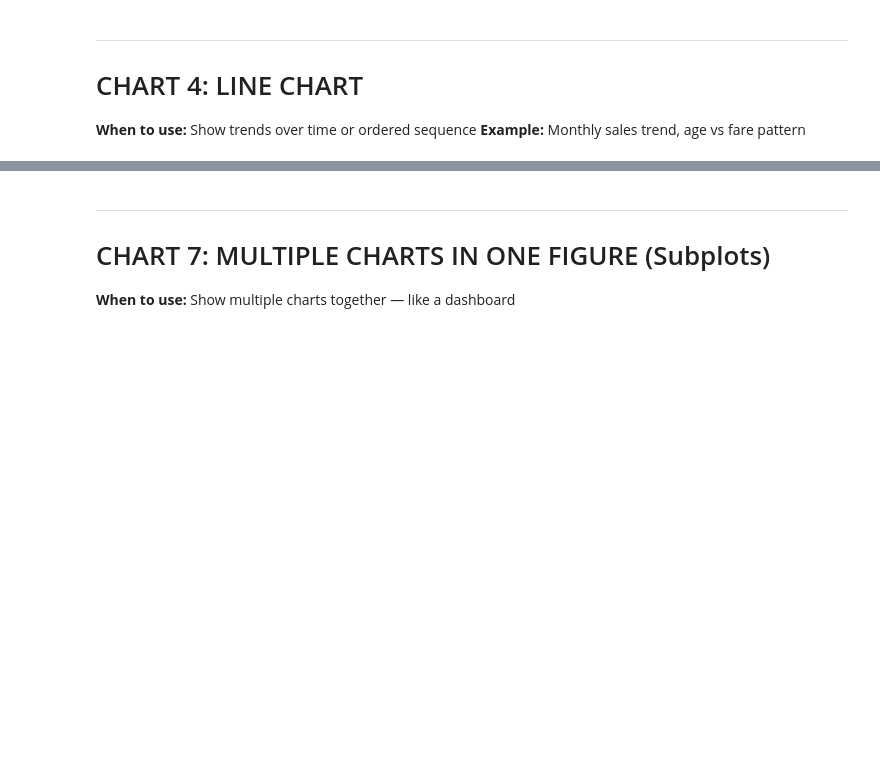
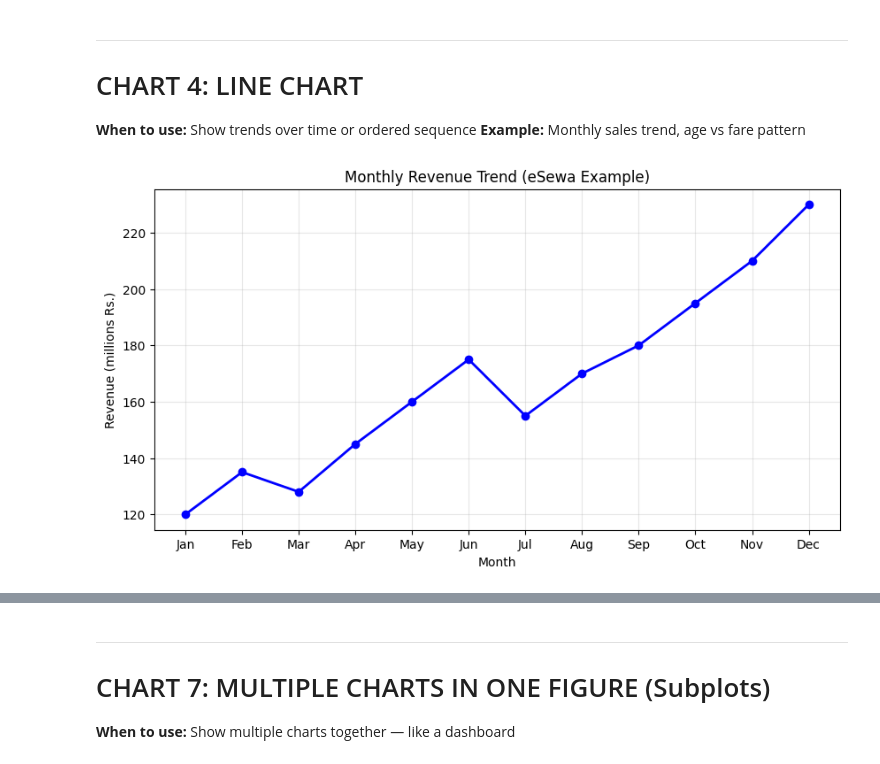
Before and after one commit to sauhar/Business-Data-Analytics, a Jupyter notebook: Python/matplotlib_basic.ipynb, the cells around one changed output, grey strips where cells are left out. Cells and saved outputs as stored; diff of their text form; code cells hidden in the pictures; blank space fills up the shorter version.

```diff
--- a/Python/matplotlib_basic.ipynb
+++ b/Python/matplotlib_basic.ipynb
@@ -189,16 +255,19 @@ plt.show()
 # %%
 # Simple line chart — monthly revenue trend
 
 months  = ['Jan', 'Feb', 'Mar', 'Apr', 'May', 'Jun', 'Jul', 'Aug', 'Sep', 'Oct', 'Nov', 'Dec']
 revenue = [120, 135, 128, 145, 160, 175, 155, 170, 180, 195, 210, 230]
 
-plt.figure(figsize=(10, 5))
-plt.plot(months, revenue, color='blue', linewidth=2, marker='o')
+plt.figure(figsize=(10, 5)) # 10 inches wide, 5 inches height
+plt.plot(months, revenue, color='blue',linestyle='-' ,linewidth=2, marker='o') # (x,y,color, thickness of the line,place a dot at each data point)
 # linewidth = thickness of the line
-# marker='o' = put a dot at each data point
+# marker='o' = put a dot at each data point, we can use other markers as s,^,*
+# linestyles = '--',':','-.','-'
 
 plt.title('Monthly Revenue Trend (eSewa Example)')
 plt.xlabel('Month')
 plt.ylabel('Revenue (millions Rs.)')
-plt.grid(True, alpha=0.3)    # add faint grid lines for readability
+plt.grid(True, alpha=0.3) # add faint grid lines for readability, alpha varies from 0 to 1
 plt.show()
+# %% [output]
+[figure, added]
```
Also changed, not shown: parts of 22 cells of this notebook, 11 other files.
